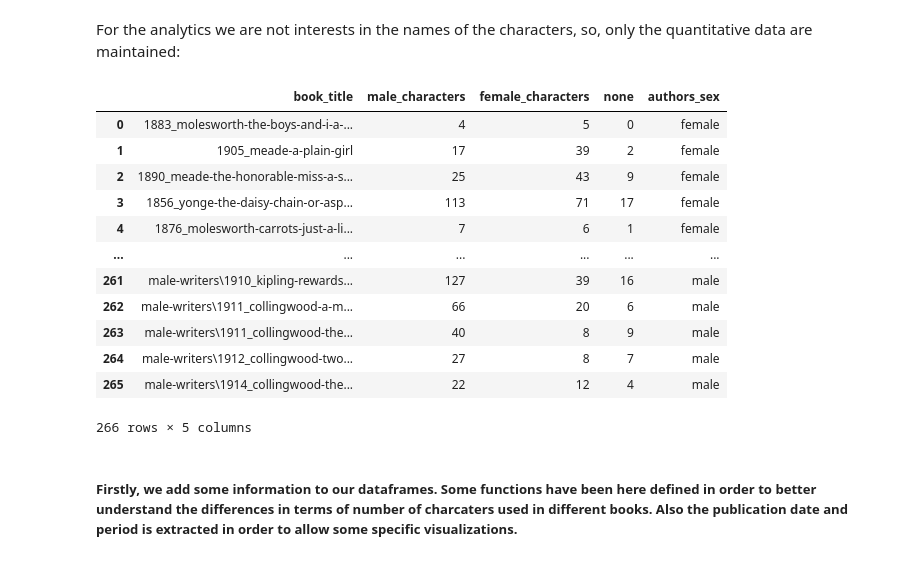
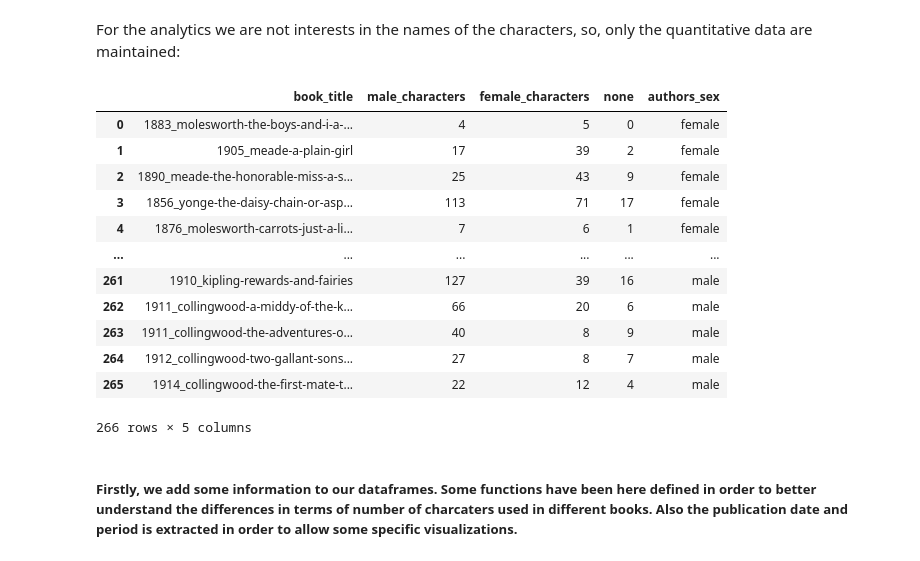
Before and after one commit to gobbykid/gobbykid-characters-extraction, a Jupyter notebook: characters_extraction_and_gender_recognition/analytics.ipynb, the cells around one changed output. Saved outputs shown, nothing was run; the diff lists cells and outputs as text; code cells hidden in the pictures.

```diff
--- a/characters_extraction_and_gender_recognition/analytics.ipynb
+++ b/characters_extraction_and_gender_recognition/analytics.ipynb
@@ -6,21 +6,21 @@ import pandas as pd
 For the analytics we are not interests in the names of the characters, so, only the quantitative data are maintained:
 # %%
 df = pd.read_csv("results/full_corpus_results.csv", encoding="utf8")
-df = df[["book_title", "male_characters", "female_characters", "none", "authors_sex"]]
+df = df.drop(["male_characters_names", "female_characters_names", "unknown_gender_names"], axis='columns')
 df
 # %% [output]
 |  | book_title | male_characters | female_characters | none | authors_sex |
 | 0 | 1883_molesworth-the-boys-and-i-a-... | 4 | 5 | 0 | female |
 | 1 | 1905_meade-a-plain-girl | 17 | 39 | 2 | female |
 | 2 | 1890_meade-the-honorable-miss-a-s... | 25 | 43 | 9 | female |
 | 3 | 1856_yonge-the-daisy-chain-or-asp... | 113 | 71 | 17 | female |
 | 4 | 1876_molesworth-carrots-just-a-li... | 7 | 6 | 1 | female |
 | ... | ... | ... | ... | ... | ... |
-| 261 | male-writers\1910_kipling-rewards... | 127 | 39 | 16 | male |
-| 262 | male-writers\1911_collingwood-a-m... | 66 | 20 | 6 | male |
-| 263 | male-writers\1911_collingwood-the... | 40 | 8 | 9 | male |
-| 264 | male-writers\1912_collingwood-two... | 27 | 8 | 7 | male |
-| 265 | male-writers\1914_collingwood-the... | 22 | 12 | 4 | male |
+| 261 | 1910_kipling-rewards-and-fairies | 127 | 39 | 16 | male |
+| 262 | 1911_collingwood-a-middy-of-the-k... | 66 | 20 | 6 | male |
+| 263 | 1911_collingwood-the-adventures-o... | 40 | 8 | 9 | male |
+| 264 | 1912_collingwood-two-gallant-sons... | 27 | 8 | 7 | male |
+| 265 | 1914_collingwood-the-first-mate-t... | 22 | 12 | 4 | male |
 266 rows × 5 columns
 # %% [markdown]
 ##### Firstly, we add some information to our dataframes. Some functions have been here defined in order to better understand the differences in terms of number of charcaters used in different books. Also the publication date and period is extracted in order to allow some specific visualizations.
```
Also changed, not shown: parts of 5 cells of this notebook.
